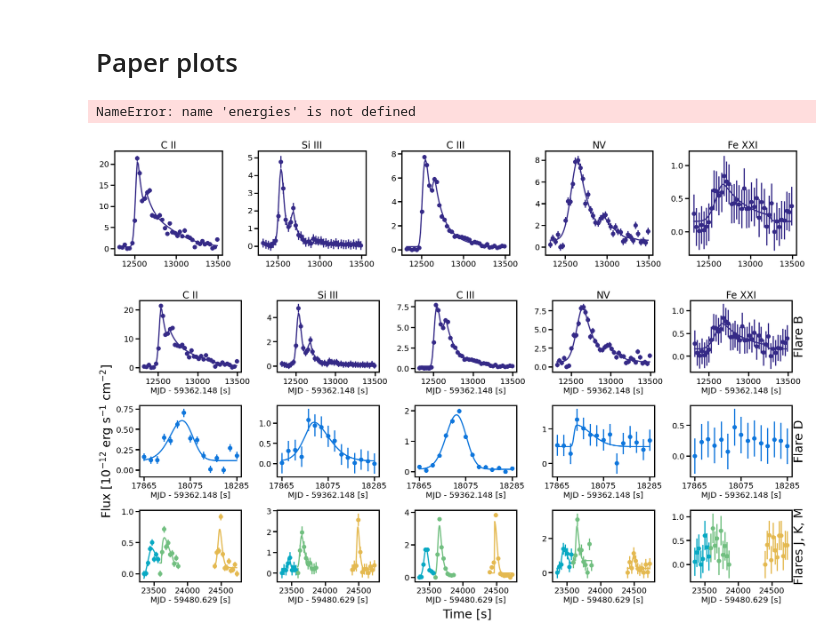
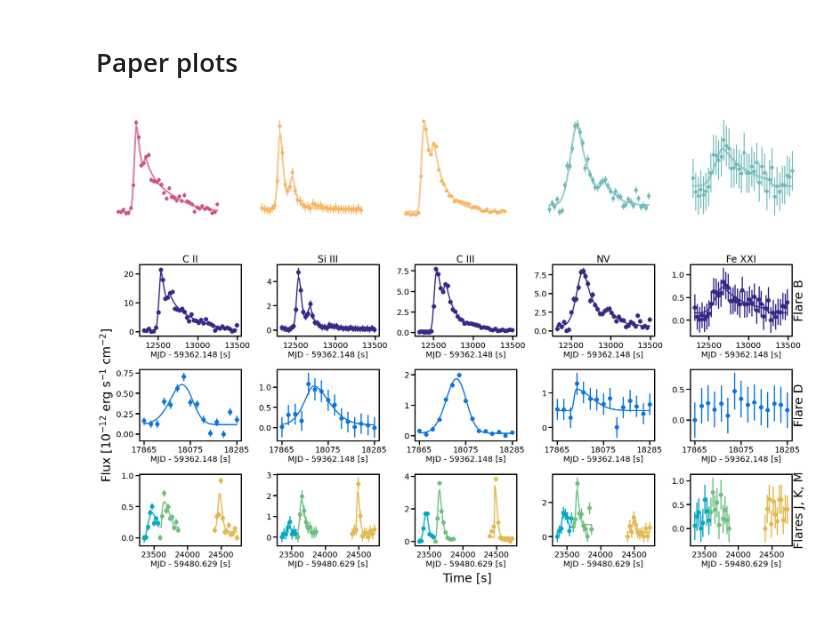
Before and after one commit to afeinstein20/cos_flares, a Jupyter notebook: notebooks/flare_analysis.ipynb, the cells around one changed output. Drawn from its saved outputs; the diff is of its cells as text; code cells hidden in the pictures.

Commit message:
changing presentation colors

```diff
--- a/notebooks/flare_analysis.ipynb
+++ b/notebooks/flare_analysis.ipynb
@@ -318,7 +318,7 @@ def duration(zeroed, time):
 # %% [markdown]
 # Paper plots
 # %%
-COLOR = 'k'
+COLOR = 'w'
 plt.rcParams['font.size'] = 20
 plt.rcParams['text.color'] = COLOR
 plt.rcParams['axes.labelcolor'] = COLOR
@@ -337,7 +337,7 @@ plt.rcParams['ytick.minor.size']  = 6
 
 plt.rcParams['axes.linewidth'] = 3
 
-plt.rcParams['font.size'] = 20
+plt.rcParams['font.size'] = 24
 plt.rcParams['text.color'] = COLOR
 plt.rcParams['xtick.color'] = COLOR
 plt.rcParams['ytick.color'] = COLOR
@@ -350,7 +350,7 @@ plt.rcParams['figure.facecolor'] = 'none'
 plt.rcParams['legend.facecolor'] = 'none'
 # %%
 fig, (ax01, ax03, ax05, ax07, ax09) = plt.subplots(tight_layout=True,
-                                                   figsize=(25,5),
+                                                   figsize=(30,6),
                                                    ncols=5)
 
 bigax = [ax01,ax03,ax05,ax07,ax09]
@@ -366,6 +366,7 @@ else:
 formtemp = np.array([4.5, 4.7, 4.8, 5.2, 7.1])
 x = 0
 
+temp_colors=['#ce5580', '#f7b666', '#55ce77', '#55acce', '#a255ce']
 
 for n in range(1):
     tempe = []
@@ -381,60 +382,58 @@ for n in range(1):
         if 'CIII' not in ions[i]:
             bigax[i].plot(fmodels[n][i][0],
                       fmodels[n][i][-1].best_fit-add,#/1e12,
-                      c=ion_colors[x], lw=3)
+                      c=temp_colors[i], lw=5, alpha=0.75)
             fm = fmodels[n][i][-1].best_fit#/1e12
 
         else:
             bigax[i].plot(fmodels[n][i][0],
                       fmodels[n][i][-1].best_fit-add,#/1e11,
-                      c=ion_colors[x], lw=3)
+                      c=temp_colors[i], lw=5, alpha=0.75)
             fm = fmodels[n][i][-1].best_fit*10#/1e11
 
         y = fwc.width_table[ions[i]][mask]/scalings[i]
 
         bigax[i].errorbar(fwc.time[mask].value,
                           y-np.nanmin(y),
                           yerr=fwc.error_table[ions[i]][mask].value/scalings[i]/2,
-                          c=ion_colors[x], linestyle='', lw=3, marker='o', ms=10)
+                          c=temp_colors[i], linestyle='', lw=3, marker='o', ms=10)
 
-        bigax[i].set_title(titles[i], fontsize=24)
+        bigax[i].set_title(titles[i], fontsize=30)
 
         if i == 3:
             bigax[i].set_title('NV', fontsize=24)
 
         bigax[i].set_xticks([12500, 13000, 13500])
 
         bigax[i].set_rasterized(True)
 
 
         zeroed = fm - np.nanmin(fm)
         e = np.trapz(zeroed*units.erg/units.s/units.cm**2,
                           x=fmodels[n][i][0]*units.s)*4*np.pi*distance**2
         _,d = fwc.measure_flare_params(qmask=qmask, fmask=mask, d=distance,
                                            flux=fwc.width_table[ions[i]])
 
 
     x += 1
-    energies.append(tempe)
-    durations.append(tempd)
 
 
-ax01.set_ylabel('Flux\n[10$^{-12}$ erg s$^{-1}$ cm$^{-2}$]', fontsize=24, x=-0.2)
-ax05.set_xlabel('MJD - 59362.148 [s]', fontsize=24)
+
+#ax01.set_ylabel('Flux\n[10$^{-12}$ erg s$^{-1}$ cm$^{-2}$]',
+#                fontsize=30, x=-0.2)
+#ax05.set_xlabel('MJD - 59362.148 [s]', fontsize=24)
 
 plt.subplots_adjust(wspace=0.)
 
-if COLOR=='k':
-    path = '/Users/belugawhale/Documents/GitHub/presentation-figures/aumic-flares/light-bkg/'
-else:
-    path = '/Users/belugawhale/Documents/GitHub/presentation-figures/aumic-flares/dark-bkg/'
-#plt.savefig(os.path.join(path,'models.png'), rasterize=True,
-#            dpi=300, bbox_inches='tight', transparent=True)
-#plt.savefig('/Users/belugawhale/Documents/AUMic/paper/models.pdf', rasterize=True,
-#            dpi=300, bbox_inches='tight')#, transparent=True)
+#if COLOR=='k':
+#    path = '/Users/belugawhale/Documents/GitHub/presentation-figures/aumic-flares/light-bkg/'
+#else:
+#    path = '/Users/belugawhale/Documents/GitHub/presentation-figures/aumic-flares/dark-bkg/'
+path = '/Users/belugawhale/Desktop/'
+plt.savefig(os.path.join(path,'models.png'), rasterize=True,
+            dpi=300, bbox_inches='tight', transparent=True)
 # %% [output]
-NameError: name 'energies' is not defined
-[figure, old version]
+[figure, new version]
 # %%
 fig = plt.figure(tight_layout=True, figsize=(25,12))
 #fig.set_facecolor('w')
```
Also changed, not shown: parts of 1 cell of this notebook, 2 other files.
